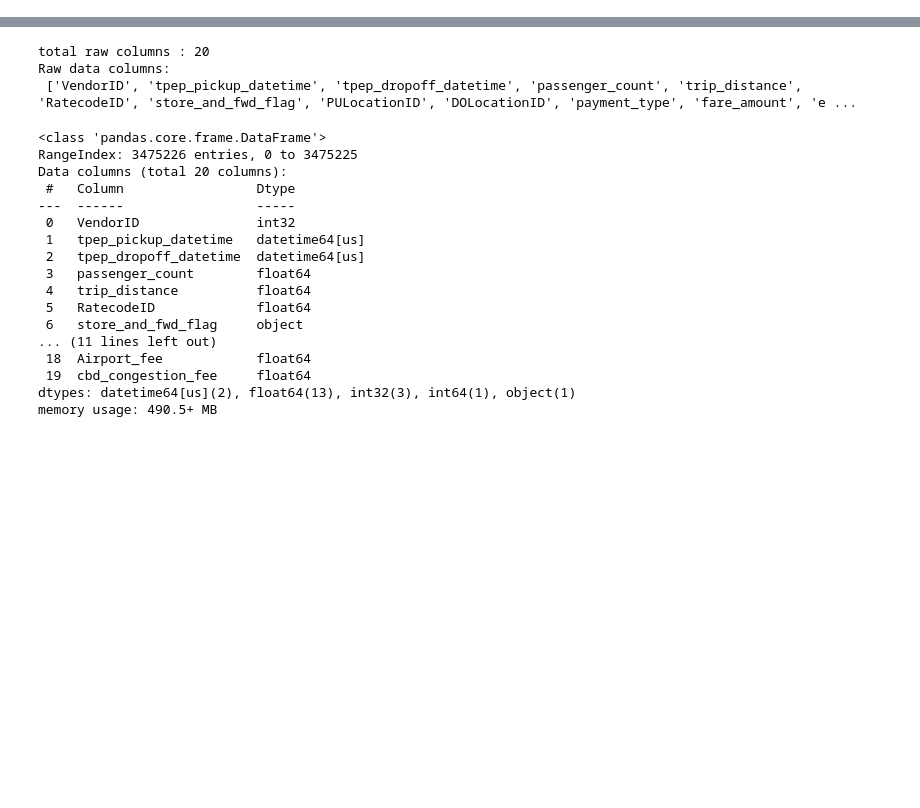
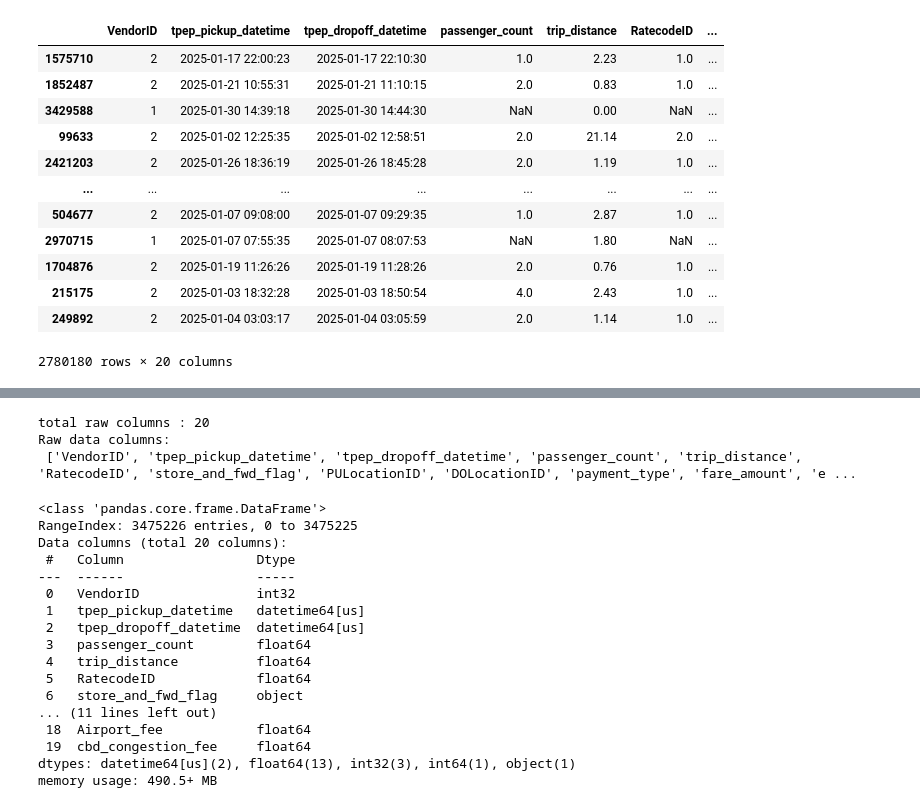
Before and after one commit to ManojKalishvaran/NYC_taxi_fair_prediction_mlops, a Jupyter notebook: notebooks/nb1.ipynb, the cells around one changed output, grey strips where cells are left out. Drawn from its saved outputs; the diff is of its cells as text; code cells hidden in the pictures; blank space fills up the shorter version.

```diff
--- a/notebooks/nb1.ipynb
+++ b/notebooks/nb1.ipynb
@@ -15,3 +86,23 @@ from sklearn.ensemble import RandomForestRegressor
 from sklearn.pipeline import Pipeline
 # %%
 data_raw = pd.read_parquet(r"D:\NYC_taxi_fair_prediction_mlops\NYC_taxi_fair_prediction_mlops\Raw_data\yellow_tripdata_v1.parquet")
+# %%
+inde, target = data_raw.drop("fare_amount", axis=1), data_raw.fare_amount
+
+X_train, x_test, y_train, y_test = train_test_split(inde,target, test_size=0.2, shuffle=True)
+# %%
+pd.concat([X_train, y_train], axis=1)
+# %% [output]
+|  | VendorID | tpep_pickup_datetime | tpep_dropoff_datetime | passenger_count | trip_distance | RatecodeID | ... |
+| 1575710 | 2 | 2025-01-17 22:00:23 | 2025-01-17 22:10:30 | 1.0 | 2.23 | 1.0 | ... |
+| 1852487 | 2 | 2025-01-21 10:55:31 | 2025-01-21 11:10:15 | 2.0 | 0.83 | 1.0 | ... |
+| 3429588 | 1 | 2025-01-30 14:39:18 | 2025-01-30 14:44:30 | NaN | 0.00 | NaN | ... |
+| 99633 | 2 | 2025-01-02 12:25:35 | 2025-01-02 12:58:51 | 2.0 | 21.14 | 2.0 | ... |
+| 2421203 | 2 | 2025-01-26 18:36:19 | 2025-01-26 18:45:28 | 2.0 | 1.19 | 1.0 | ... |
+| ... | ... | ... | ... | ... | ... | ... | ... |
+| 504677 | 2 | 2025-01-07 09:08:00 | 2025-01-07 09:29:35 | 1.0 | 2.87 | 1.0 | ... |
+| 2970715 | 1 | 2025-01-07 07:55:35 | 2025-01-07 08:07:53 | NaN | 1.80 | NaN | ... |
+| 1704876 | 2 | 2025-01-19 11:26:26 | 2025-01-19 11:28:26 | 2.0 | 0.76 | 1.0 | ... |
+| 215175 | 2 | 2025-01-03 18:32:28 | 2025-01-03 18:50:54 | 4.0 | 2.43 | 1.0 | ... |
+| 249892 | 2 | 2025-01-04 03:03:17 | 2025-01-04 03:05:59 | 2.0 | 1.14 | 1.0 | ... |
+2780180 rows × 20 columns
```
Also changed, not shown: parts of 10 cells of this notebook, 14 other files.
